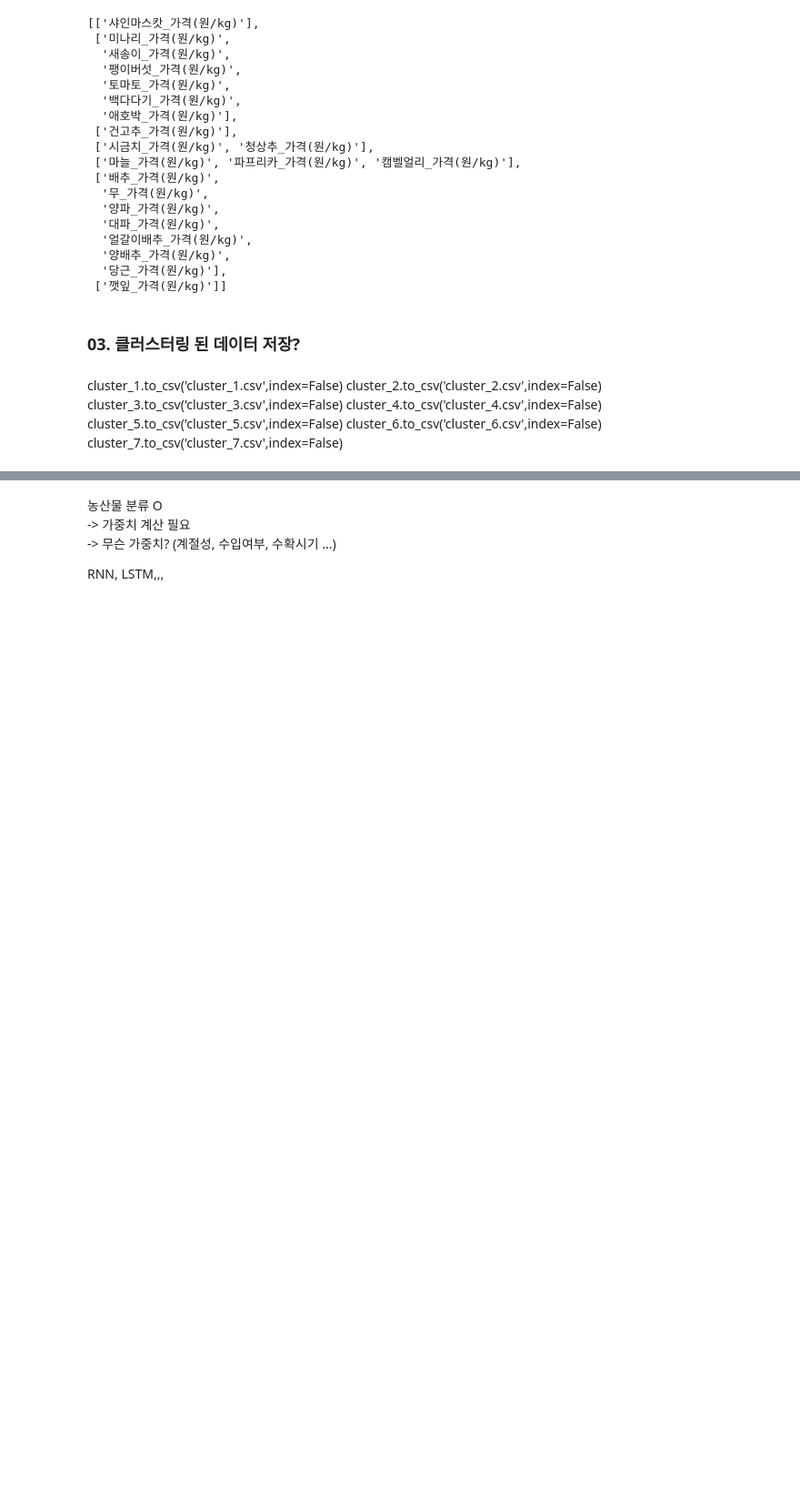
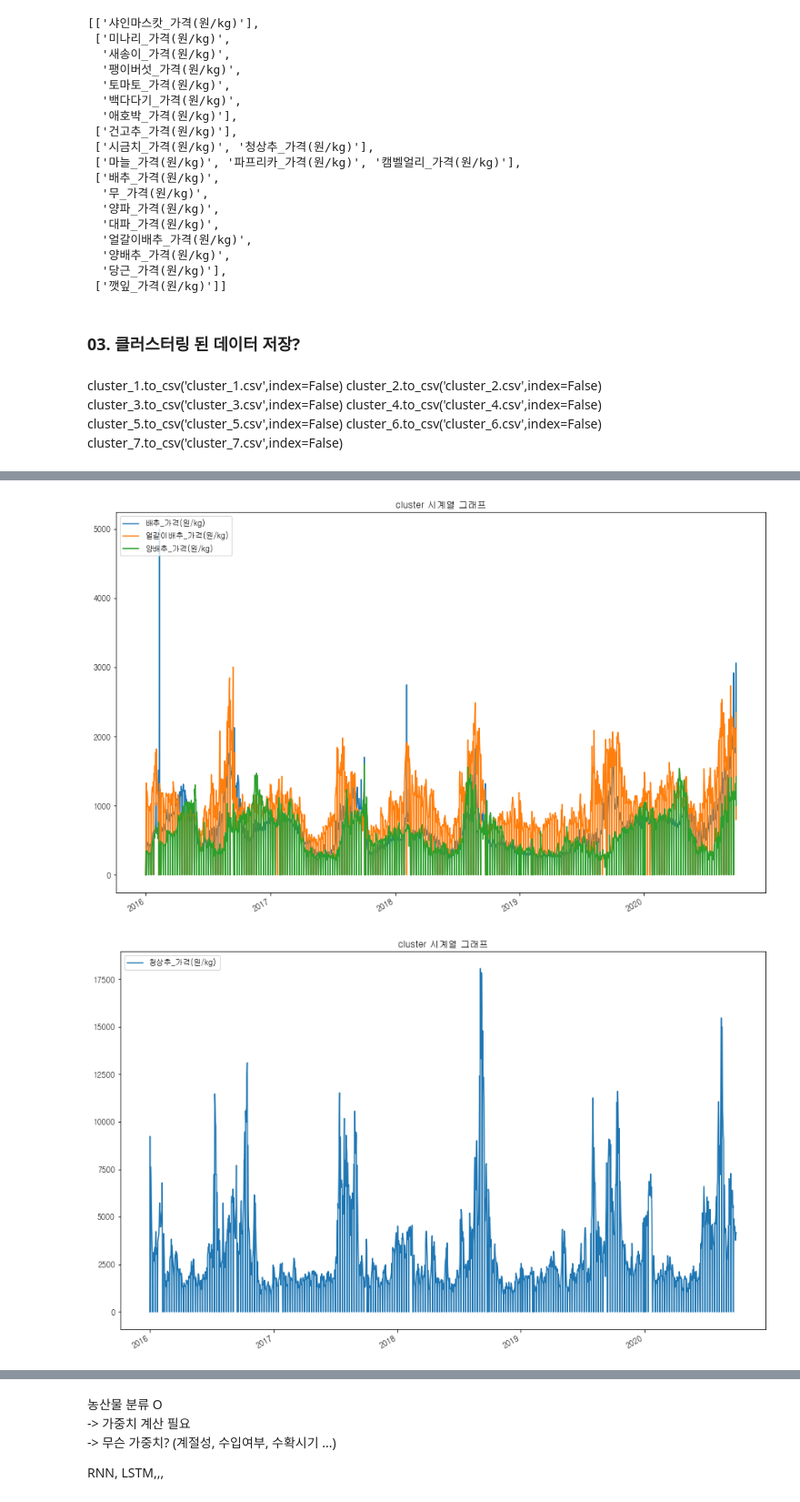
Before and after one commit to juyeon-shin/CLUB-D.N.A., a Jupyter notebook: 2022/03. 농산물 가격 예측 AI 경진대회/농산물 가격 예측 AI 경진대회_03. 가격 기준 클러스터링.ipynb, the cells around one changed output, grey strips where cells are left out. Shown at 91% size. Cells and saved outputs as stored; diff of their text form; code cells hidden in the pictures; blank space fills up the shorter version.

```diff
--- a/2022/03. 농산물 가격 예측 AI 경진대회/농산물 가격 예측 AI 경진대회_03. 가격 기준 클러스터링.ipynb
+++ b/2022/03. 농산물 가격 예측 AI 경진대회/농산물 가격 예측 AI 경진대회_03. 가격 기준 클러스터링.ipynb
@@ -251,0 +299,15 @@ cluster_7.to_csv('cluster_7.csv',index=False)
+# %%
+cluster_1 = make_frame(leafy,0)
+cluster_2 = make_frame(leafy,1)
+cluster_3 = make_frame(leafy,2)
+cluster_4 = make_frame(leafy,3)
+#cluster_5 = make_frame(leafy,4)
+# %%
+clustered_EDA(cluster_1)
+clustered_EDA(cluster_2)
+clustered_EDA(cluster_3)
+clustered_EDA(cluster_4)
+#clustered_EDA(cluster_5)
+# %% [output]
+[figure, added]
+[figure, added]
```
Also changed, not shown: parts of 9 cells of this notebook, 1 other file.
